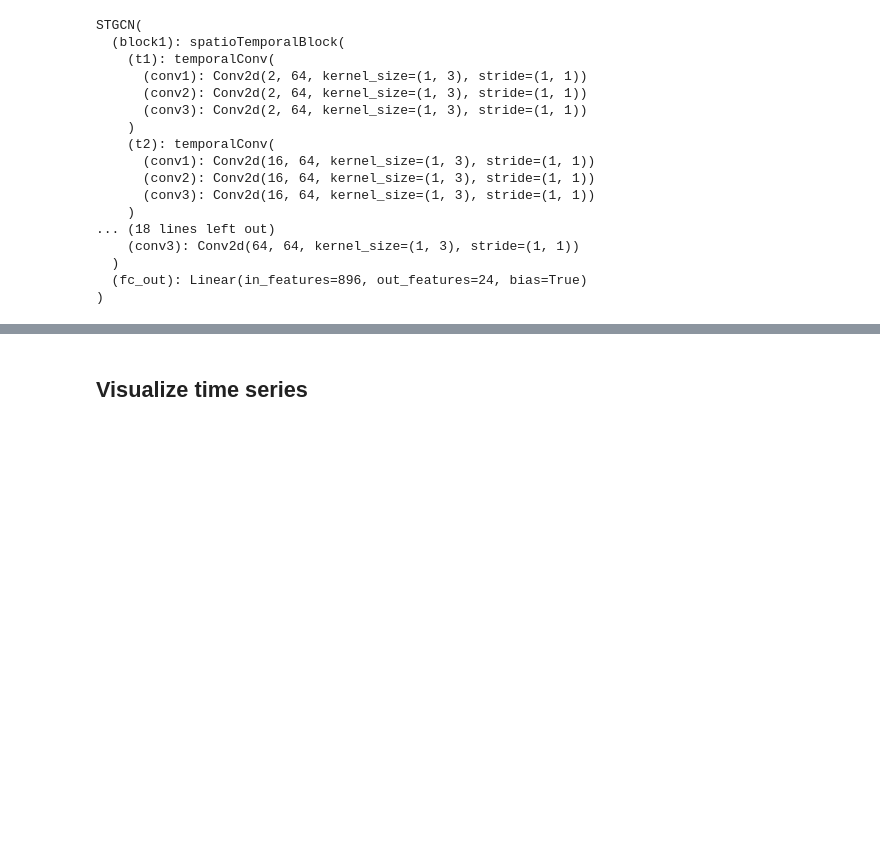
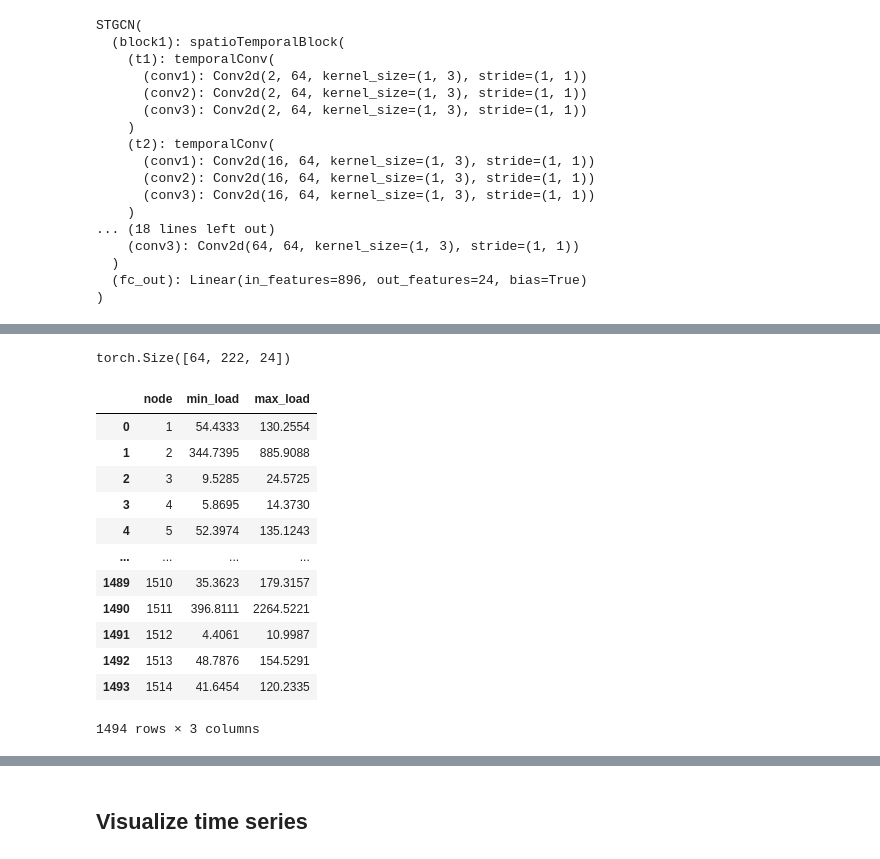
Before and after one commit to austnbell/energyDemand, a Jupyter notebook: evaluation/baseEvaluate.ipynb, the cells around one changed output, grey strips where cells are left out. Cells and saved outputs as stored; diff of their text form; code cells hidden in the pictures; blank space fills up the shorter version.

```diff
--- a/evaluation/baseEvaluate.ipynb
+++ b/evaluation/baseEvaluate.ipynb
@@ -179,0 +181,21 @@ plotPredVsTrue(val_target, val_predictions, 9, 8)
+# %%
+vtarget.shape
+# %% [output]
+torch.Size([64, 222, 24])
+# %%
+node_min_max = pd.read_csv("../data/processed/Load Min Max Values.csv")
+node_min_max
+# %% [output]
+|  | node | min_load | max_load |
+| 0 | 1 | 54.4333 | 130.2554 |
+| 1 | 2 | 344.7395 | 885.9088 |
+| 2 | 3 | 9.5285 | 24.5725 |
+| 3 | 4 | 5.8695 | 14.3730 |
+| 4 | 5 | 52.3974 | 135.1243 |
+| ... | ... | ... | ... |
+| 1489 | 1510 | 35.3623 | 179.3157 |
+| 1490 | 1511 | 396.8111 | 2264.5221 |
+| 1491 | 1512 | 4.4061 | 10.9987 |
+| 1492 | 1513 | 48.7876 | 154.5291 |
+| 1493 | 1514 | 41.6454 | 120.2335 |
+1494 rows × 3 columns
```
Also changed, not shown: parts of 11 cells of this notebook, 6 other files.
